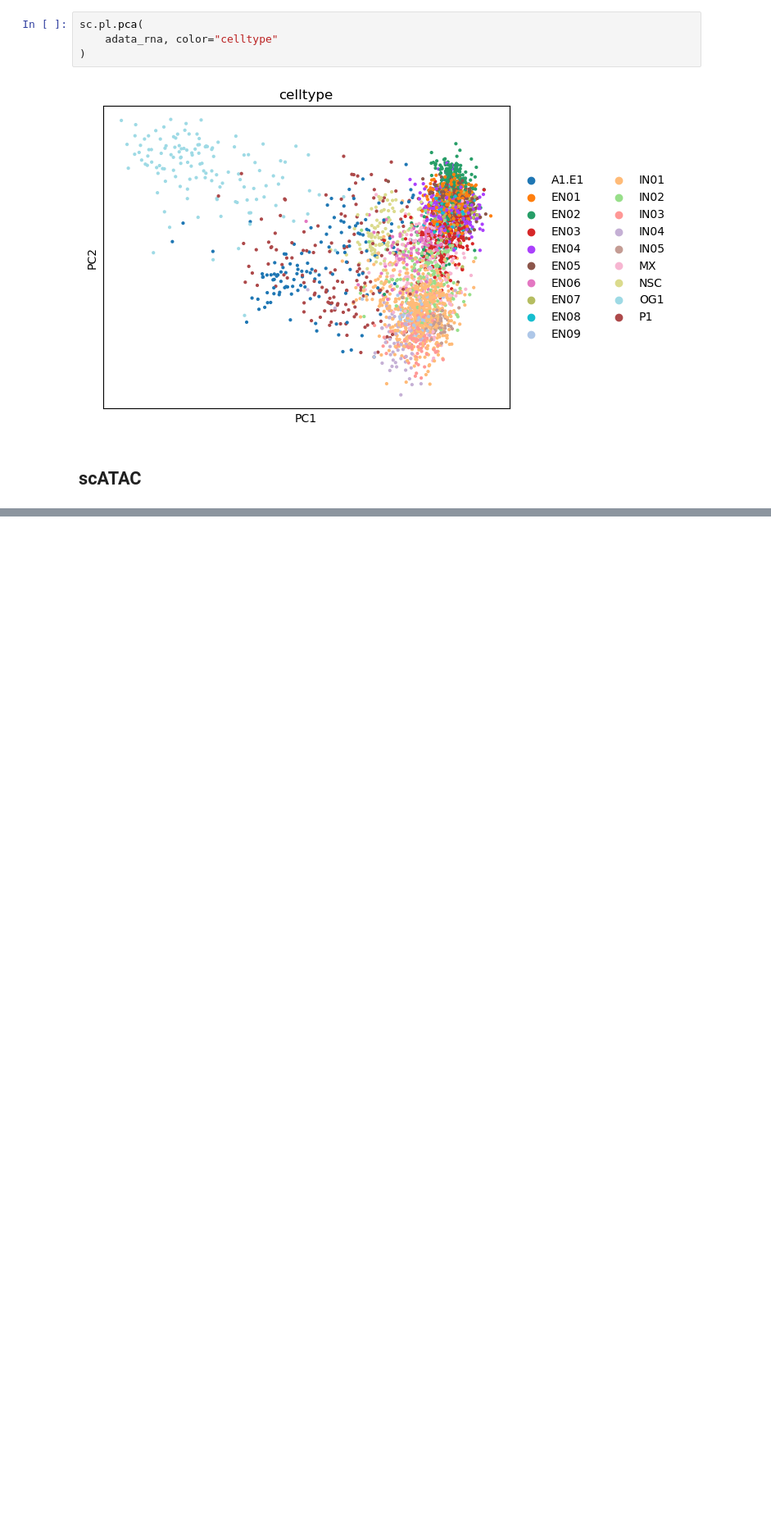
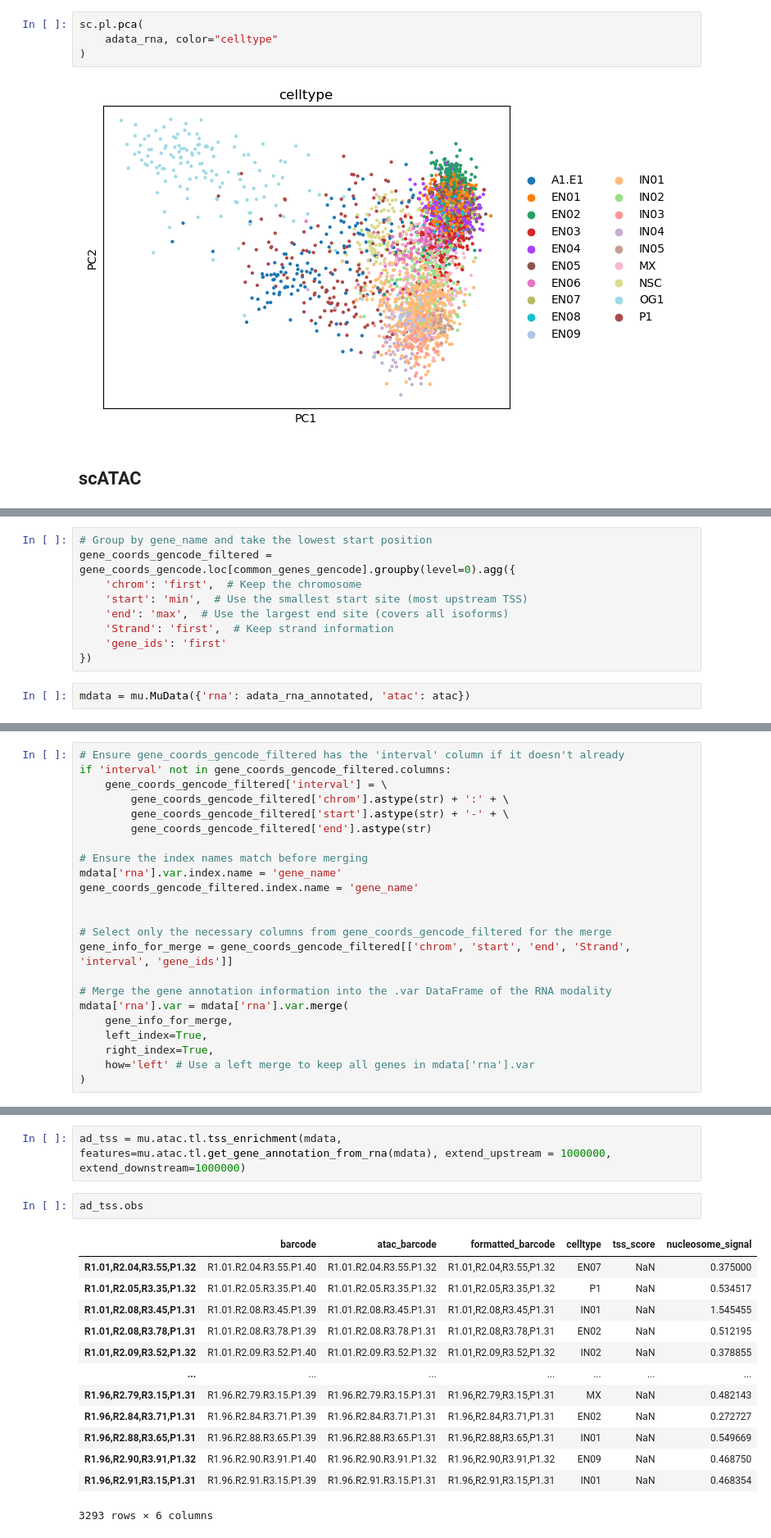
Before and after one commit to l-reich/spatial-chromatin-variability, a Jupyter notebook: src/preprocessing/SHARE-seq_pp.ipynb, the cells around one changed output, grey strips where cells are left out. Shown at 82% size. Drawn from its saved outputs; the diff is of its cells as text; blank space fills up the shorter version.

```diff
--- a/src/preprocessing/SHARE-seq_pp.ipynb
+++ b/src/preprocessing/SHARE-seq_pp.ipynb
@@ -215,0 +327,11 @@ mdata = mu.MuData({'rna': adata_rna, 'atac': adata_atac})
+# %%
+# Group by gene_name and take the lowest start position
+gene_coords_gencode_filtered = gene_coords_gencode.loc[common_genes_gencode].groupby(level=0).agg({
+    'chrom': 'first',  # Keep the chromosome
+    'start': 'min',  # Use the smallest start site (most upstream TSS)
+    'end': 'max',  # Use the largest end site (covers all isoforms)
+    'Strand': 'first',  # Keep strand information
+    'gene_ids': 'first'
+})
+# %%
+mdata = mu.MuData({'rna': adata_rna_annotated, 'atac': atac})
@@ -215,0 +350,23 @@ mdata = mu.MuData({'rna': adata_rna, 'atac': adata_atac})
+# %%
+# Ensure gene_coords_gencode_filtered has the 'interval' column if it doesn't already
+if 'interval' not in gene_coords_gencode_filtered.columns:
+    gene_coords_gencode_filtered['interval'] = \
+        gene_coords_gencode_filtered['chrom'].astype(str) + ':' + \
+        gene_coords_gencode_filtered['start'].astype(str) + '-' + \
+        gene_coords_gencode_filtered['end'].astype(str)
+
+# Ensure the index names match before merging
+mdata['rna'].var.index.name = 'gene_name'
+gene_coords_gencode_filtered.index.name = 'gene_name'
+
+
+# Select only the necessary columns from gene_coords_gencode_filtered for the merge
+gene_info_for_merge = gene_coords_gencode_filtered[['chrom', 'start', 'end', 'Strand', 'interval', 'gene_ids']]
+
+# Merge the gene annotation information into the .var DataFrame of the RNA modality
+mdata['rna'].var = mdata['rna'].var.merge(
+    gene_info_for_merge,
+    left_index=True,
+    right_index=True,
+    how='left' # Use a left merge to keep all genes in mdata['rna'].var
+)
@@ -215,0 +380,18 @@ mdata = mu.MuData({'rna': adata_rna, 'atac': adata_atac})
+# %%
+ad_tss = mu.atac.tl.tss_enrichment(mdata, features=mu.atac.tl.get_gene_annotation_from_rna(mdata), extend_upstream = 1000000, extend_downstream=1000000)
+# %%
+ad_tss.obs
+# %% [output]
+|  | barcode | atac_barcode | formatted_barcode | celltype | tss_score | nucleosome_signal |
+| R1.01,R2.04,R3.55,P1.32 | R1.01.R2.04.R3.55.P1.40 | R1.01.R2.04.R3.55.P1.32 | R1.01,R2.04,R3.55,P1.32 | EN07 | NaN | 0.375000 |
+| R1.01,R2.05,R3.35,P1.32 | R1.01.R2.05.R3.35.P1.40 | R1.01.R2.05.R3.35.P1.32 | R1.01,R2.05,R3.35,P1.32 | P1 | NaN | 0.534517 |
+| R1.01,R2.08,R3.45,P1.31 | R1.01.R2.08.R3.45.P1.39 | R1.01.R2.08.R3.45.P1.31 | R1.01,R2.08,R3.45,P1.31 | IN01 | NaN | 1.545455 |
+| R1.01,R2.08,R3.78,P1.31 | R1.01.R2.08.R3.78.P1.39 | R1.01.R2.08.R3.78.P1.31 | R1.01,R2.08,R3.78,P1.31 | EN02 | NaN | 0.512195 |
+| R1.01,R2.09,R3.52,P1.32 | R1.01.R2.09.R3.52.P1.40 | R1.01.R2.09.R3.52.P1.32 | R1.01,R2.09,R3.52,P1.32 | IN02 | NaN | 0.378855 |
+| ... | ... | ... | ... | ... | ... | ... |
+| R1.96,R2.79,R3.15,P1.31 | R1.96.R2.79.R3.15.P1.39 | R1.96.R2.79.R3.15.P1.31 | R1.96,R2.79,R3.15,P1.31 | MX | NaN | 0.482143 |
+| R1.96,R2.84,R3.71,P1.31 | R1.96.R2.84.R3.71.P1.39 | R1.96.R2.84.R3.71.P1.31 | R1.96,R2.84,R3.71,P1.31 | EN02 | NaN | 0.272727 |
+| R1.96,R2.88,R3.65,P1.31 | R1.96.R2.88.R3.65.P1.39 | R1.96.R2.88.R3.65.P1.31 | R1.96,R2.88,R3.65,P1.31 | IN01 | NaN | 0.549669 |
+| R1.96,R2.90,R3.91,P1.32 | R1.96.R2.90.R3.91.P1.40 | R1.96.R2.90.R3.91.P1.32 | R1.96,R2.90,R3.91,P1.32 | EN09 | NaN | 0.468750 |
+| R1.96,R2.91,R3.15,P1.31 | R1.96.R2.91.R3.15.P1.39 | R1.96.R2.91.R3.15.P1.31 | R1.96,R2.91,R3.15,P1.31 | IN01 | NaN | 0.468354 |
+3293 rows × 6 columns
```
Also changed, not shown: parts of 20 cells of this notebook, 1 other file.
